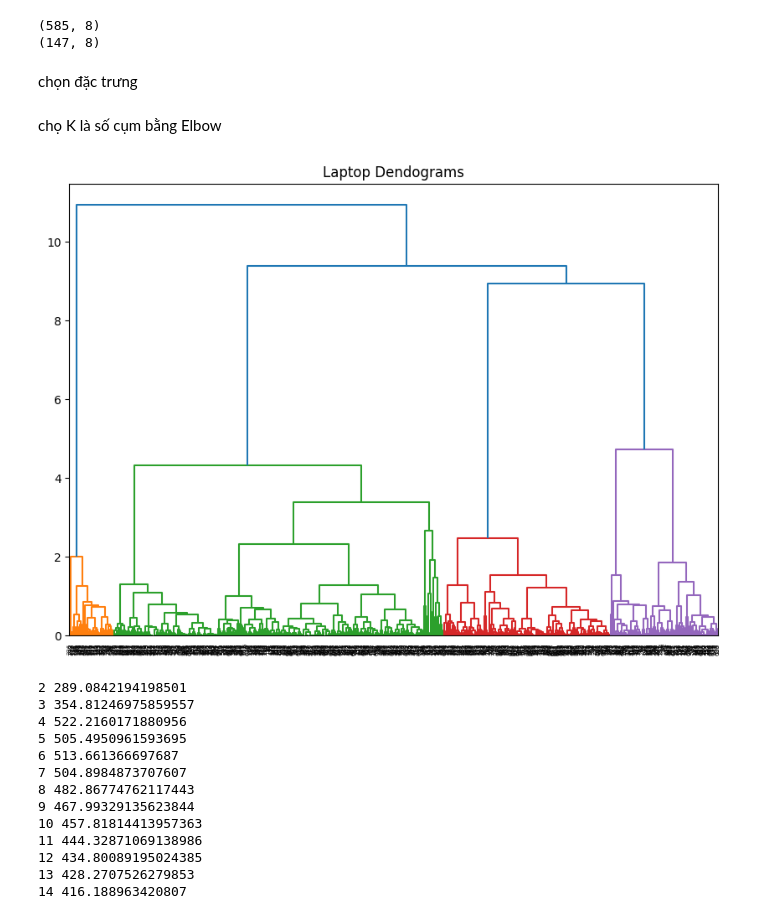
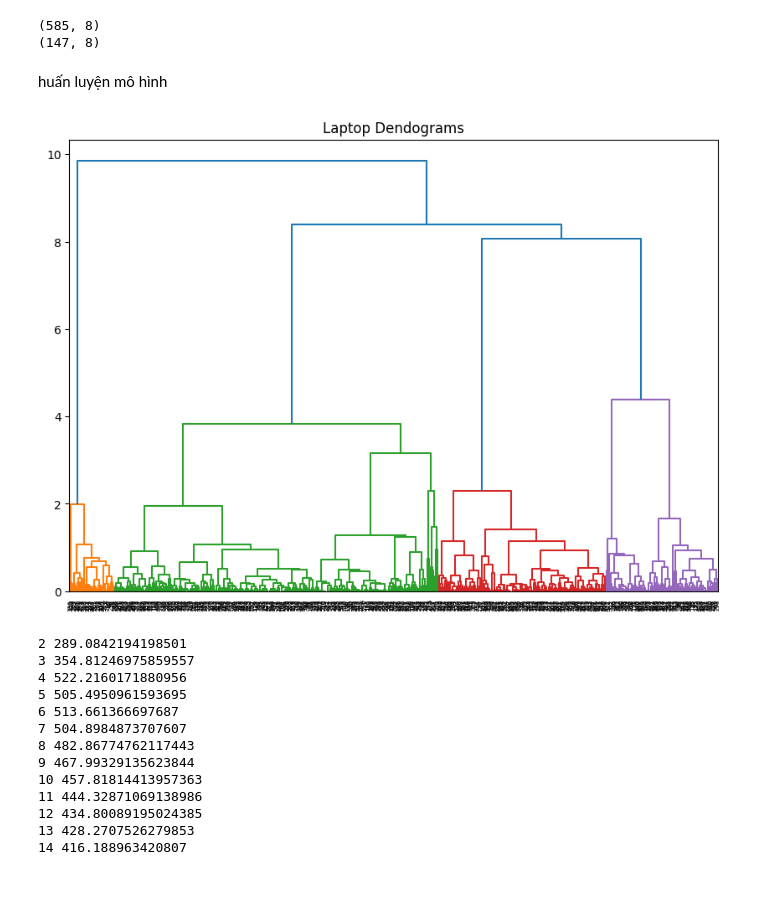
Before and after one commit to truongnguyenptn/KHDL, a Jupyter notebook: model/hierhier/hier.ipynb, the cells around one changed output. Drawn from its saved outputs; the diff is of its cells as text; code cells hidden in the pictures; blank space fills up the shorter version.

```diff
--- a/model/hierhier/hier.ipynb
+++ b/model/hierhier/hier.ipynb
@@ -67,5 +67,3 @@ print(data_test.shape)
 # %% [output]
 (585, 8)
 (147, 8)
-# %% [markdown]
-chọn đặc trưng
@@ -74,11 +70,11 @@ columns_to_scale = ['Price sale', 'CPU', 'Ram', 'Storage', 'Screen size', 'Opera
-# %% [markdown]
-chọ K là số cụm bằng Elbow
+# %% [markdown]
+huấn luyện mô hình
 # %%
 plt.figure(figsize=(10, 7))
 plt.title("Laptop Dendograms")
-dend = shc.dendrogram(shc.linkage(data, method='ward'))
+dend = sch.dendrogram(sch.linkage(train_data, method='ward'))
 # %% [output]
-[figure, old version]
+[figure, new version]
 # %%
 inertia_values = []
 for k in range(2,15):
```
Also changed, not shown: parts of 9 cells of this notebook.
